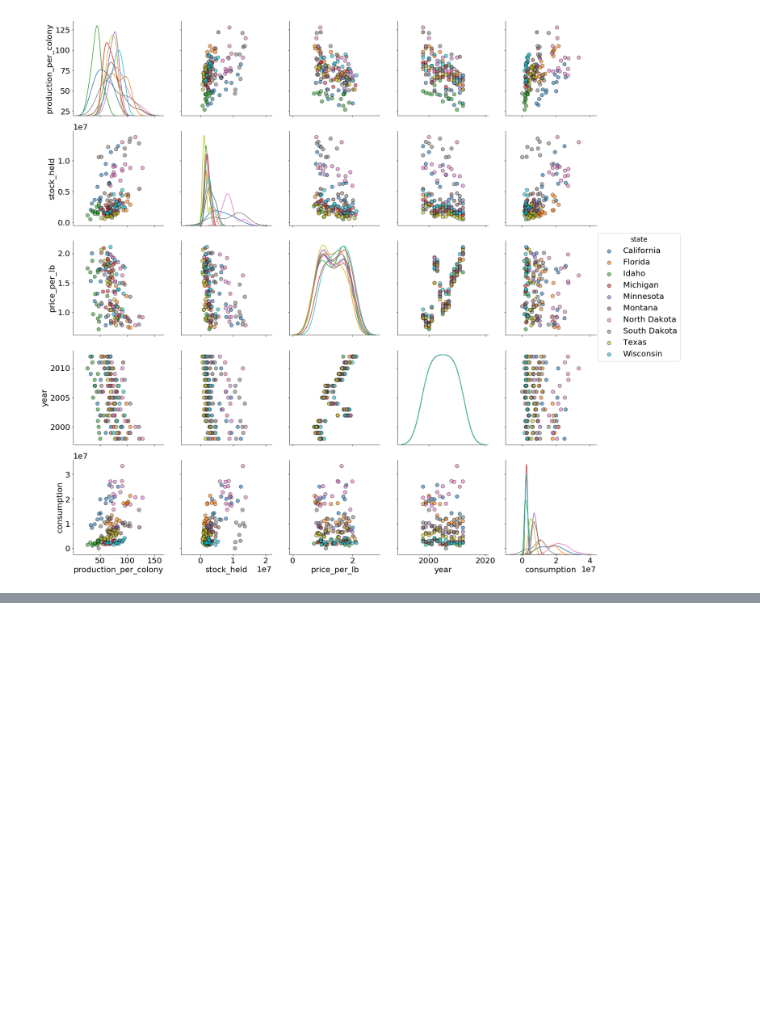
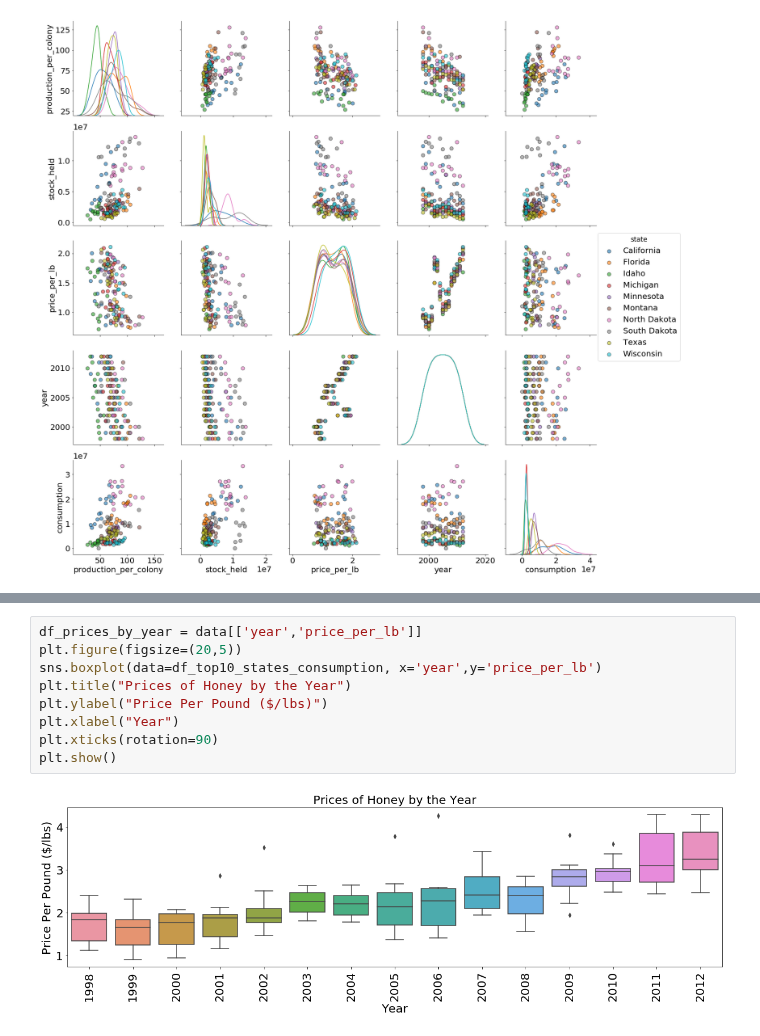
Before and after one commit to sominw/Kaggle, a Jupyter notebook: HoneyProductionDataset/HoneyProductionViz.ipynb, the cells around one changed output, grey strips where cells are left out. Cells and saved outputs as stored; diff of their text form; blank space fills up the shorter version.

```diff
--- a/HoneyProductionDataset/HoneyProductionViz.ipynb
+++ b/HoneyProductionDataset/HoneyProductionViz.ipynb
@@ -242,0 +248,11 @@ sns.kdeplot(data.total_production_value, shade=True)
+# %%
+df_prices_by_year = data[['year','price_per_lb']]
+plt.figure(figsize=(20,5))
+sns.boxplot(data=df_top10_states_consumption, x='year',y='price_per_lb')
+plt.title("Prices of Honey by the Year")
+plt.ylabel("Price Per Pound ($/lbs)")
+plt.xlabel("Year")
+plt.xticks(rotation=90)
+plt.show()
+# %% [output]
+[figure, added]
```
Also changed, not shown: parts of 2 cells of this notebook.
